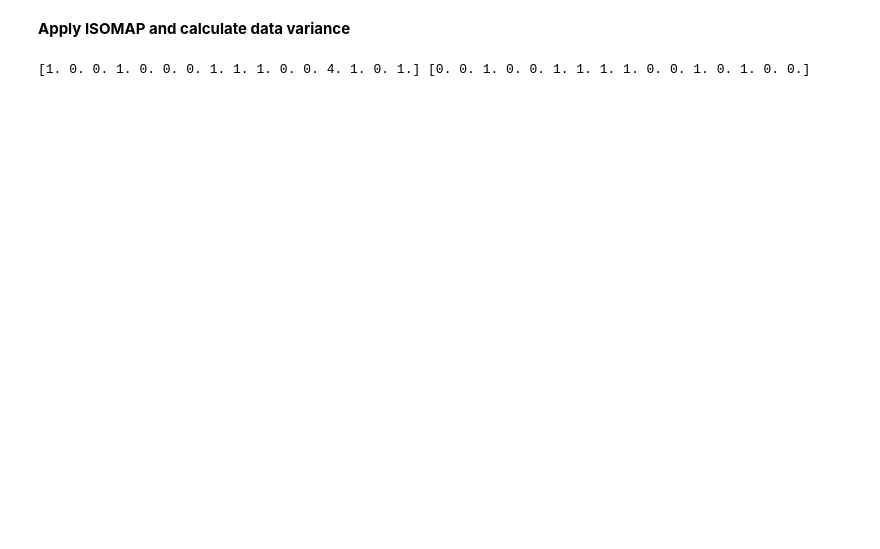
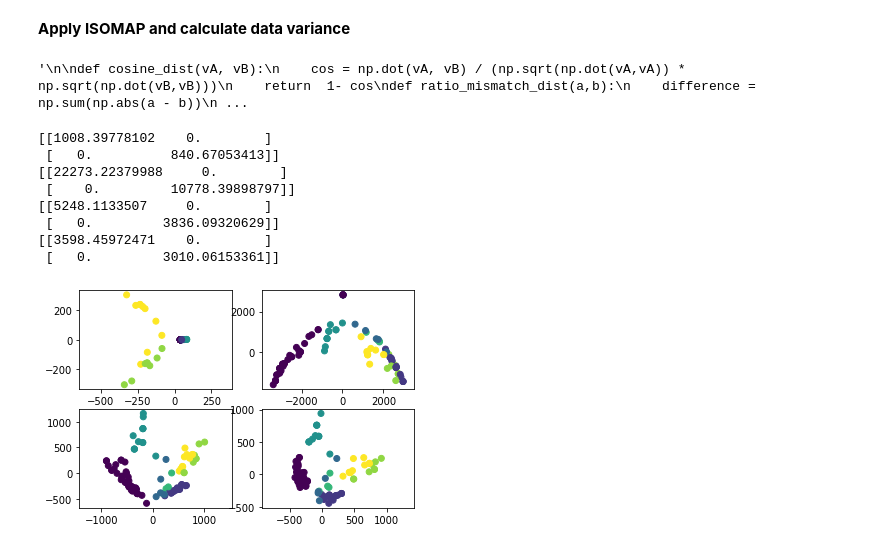
Before and after one commit to bluelancer/DD2434MLAdv, a Jupyter notebook: Zoo_Dataset.ipynb, the cells around one changed output. Drawn from its saved outputs; the diff is of its cells as text; code cells hidden in the pictures; blank space fills up the shorter version.

```diff
--- a/Zoo_Dataset.ipynb
+++ b/Zoo_Dataset.ipynb
@@ -260,6 +322,32 @@ NameError: name 'genetic_data' is not defined
+# %%
+def dist(a, b):
+    return np.sqrt(np.sum((a - b) ** 2))
+def distance_mat(X, n_neighbors=6):
+    # Compute full distance matrix
+    distances = np.array([[dist(p1, p2) for p2 in X] for p1 in X])
+
+    # Keep only the 6 nearest neighbors, others set to 0 (= unreachable)
+    neighbors = np.zeros_like(distances)
+    sort_distances = np.argsort(distances, axis=1)[:, 1:n_neighbors+1]
+    for k,i in enumerate(sort_distances):
+        neighbors[k,i] = distances[k,i]
+    return neighbors, sort_distances
+# %%
+def my_isomap(data, n_components, n_neighbors):
+
+    # Compute distance matrix
+    data, _ = distance_mat(data, n_neighbors)
+
+    # Compute shortest paths from distance matrix
+    from sklearn.utils.graph import graph_shortest_path
+    graph = graph_shortest_path(data, directed=False)
+    graph = -0.5 * (graph ** 2)
+
+    # Return the MDS projection on the shortest paths graph
+    return my_mds_classic(graph, n_components)
 # %%
-def dist(a, b):
-    return np.sqrt(np.sum((a - b) ** 2))
+"""
+
 def cosine_dist(vA, vB):
     cos = np.dot(vA, vB) / (np.sqrt(np.dot(vA,vA)) * np.sqrt(np.dot(vB,vB)))
     return  1- cos
@@ -267,3 +355,6 @@ def ratio_mismatch_dist(a,b):
     difference = np.sum(np.abs(a - b))
     dist = difference / len(a)
     return dist
+"""
+# %% [output]
+'\n\ndef cosine_dist(vA, vB):\n    cos = np.dot(vA, vB) / (np.sqrt(np.dot(vA,vA)) * np.sqrt(np.dot(vB,vB)))\n    return  1- cos\ndef ratio_mismatch_dist(a,b):\n    difference = np.sum(np.abs(a - b))\n ...
@@ -273,7 +361,25 @@ def MDS_metric():
-# %%
-dist(X[1,],X[2,])
-cosine_dist(X[1,],X[2,])
-ratio_mismatch_dist(X[1,],X[2,])
-print(X[1,],X[2,])
-# %% [output]
-[1. 0. 0. 1. 0. 0. 0. 1. 1. 1. 0. 0. 4. 1. 0. 1.] [0. 0. 1. 0. 0. 1. 1. 1. 1. 0. 0. 1. 0. 1. 0. 0.]
+# %%
+X_standrad = StandardScaler().fit_transform(X)
+_, axs_iso = plt.subplots(2, 2)
+X_isomap = my_isomap (X_standrad,2,2)
+axs_iso[0,0].scatter(X_isomap[:, 0], X_isomap[:, 1], c=color)
+axs_iso[0,0].axis('equal');
+X_isomap = my_isomap (X_standrad,2,4)
+axs_iso[0,1].scatter(X_isomap[:, 0], X_isomap[:, 1], c=color)
+axs_iso[0,1].axis('equal');
+X_isomap = my_isomap (X_standrad,2,6)
+axs_iso[1,0].scatter(X_isomap[:, 0], X_isomap[:, 1], c=color)
+axs_iso[1,0].axis('equal');
+X_isomap = my_isomap (X_standrad,2,8)
+axs_iso[1,1].scatter(X_isomap[:, 0], X_isomap[:, 1], c=color)
+axs_iso[1,1].axis('equal');
+# %% [output]
+[[1008.39778102    0.        ]
+ [   0.          840.67053413]]
+[[22273.22379988     0.        ]
+ [    0.         10778.39898797]]
+[[5248.1133507     0.        ]
+ [   0.         3836.09320629]]
+[[3598.45972471    0.        ]
+ [   0.         3010.06153361]]
+[figure, added]
```
Also changed, not shown: parts of 9 cells of this notebook.
